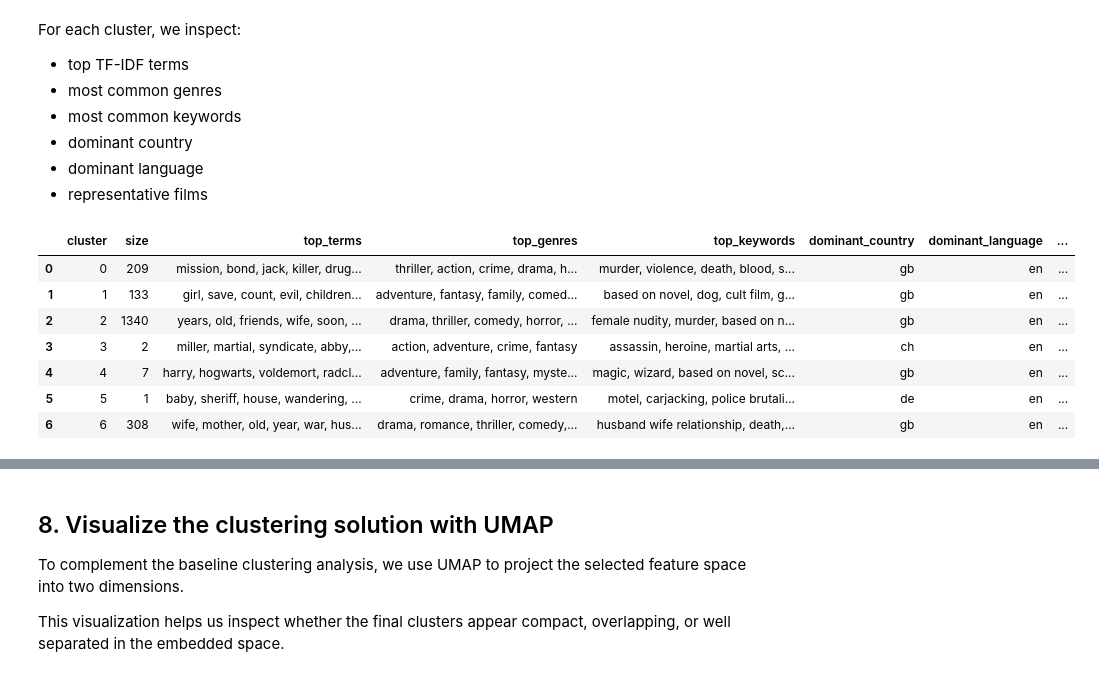
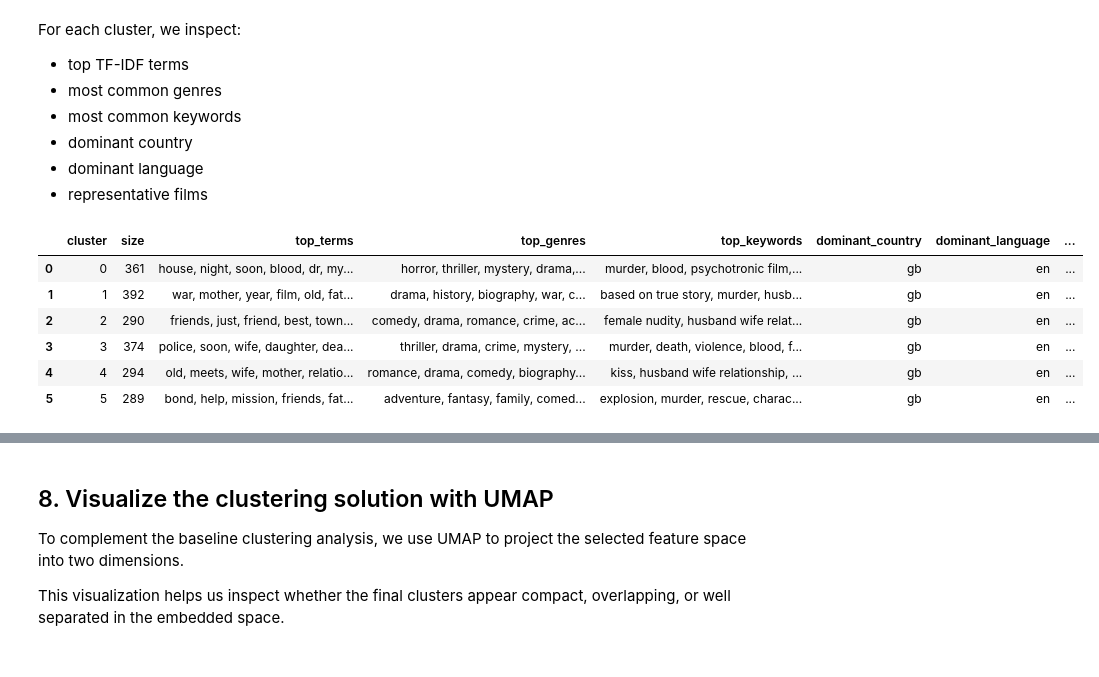
Before and after one commit to GeorgiosLoulakis/Analytics2Action, a Jupyter notebook: notebooks/text-clustering/02_tfidf_to_clustering.ipynb, the cells around one changed output, grey strips where cells are left out. Drawn from its saved outputs; the diff is of its cells as text; code cells hidden in the pictures.

Commit message:
Push to save code that works well soon new file

```diff
--- a/notebooks/text-clustering/02_tfidf_to_clustering.ipynb
+++ b/notebooks/text-clustering/02_tfidf_to_clustering.ipynb
@@ -130,5 +158,20 @@ matrix_options = {
     "weighted_hybrid": X_hybrid_weighted,
 }
+# %%
+def prepare_matrix_for_clustering(matrix, n_components=150, random_state=42):
+    X_norm = normalize(matrix, norm="l2", axis=1)
+
+    max_components = min(X_norm.shape[0] - 1, X_norm.shape[1] - 1, n_components)
+    if max_components < 2:
+        raise ValueError("Not enough dimensions for TruncatedSVD.")
+
+    svd = TruncatedSVD(n_components=max_components, random_state=random_state)
+    X_reduced = svd.fit_transform(X_norm)
+    X_reduced = normalize(X_reduced, norm="l2")
+
+
+    explained_var = float(svd.explained_variance_ratio_.sum())
+    return X_reduced, svd, explained_var
 # %% [markdown]
 ## 3. Compute film similarity
 
@@ -271,21 +432,31 @@ After comparing several values of k, we select one clustering solution for detai
 The final choice should not depend only on the score. The clusters should also be coherent and describable.
 # %%
 FINAL_MATRIX_NAME = "weighted_hybrid"
-FINAL_K = 7
+FINAL_K = 6
+SVD_COMPONENTS = 150
 
 X_model = matrix_options[FINAL_MATRIX_NAME]
+X_model_for_clustering, svd_model, explained_var = prepare_matrix_for_clustering(
+    X_model,
+    n_components=SVD_COMPONENTS,
+    random_state=42
+)
 
 kmeans_model = KMeans(
     n_clusters=FINAL_K,
     random_state=42,
-    n_init=10
+    n_init=10,           # Το κατέβασα από το 30 (είναι περιττό)
+    max_iter=300,
+    algorithm="elkan"    # Προσθήκη
 )
 
-cluster_labels = kmeans_model.fit_predict(X_model)
+with threadpool_limits(limits=1, user_api='blas'):
+    cluster_labels = kmeans_model.fit_predict(X_model_for_clustering)
 df["cluster"] = cluster_labels
 
 print("Selected matrix:", FINAL_MATRIX_NAME)
 print("Selected k:", FINAL_K)
+print(f"SVD explained variance: {explained_var:.3f}")
 print(df["cluster"].value_counts().sort_index())
 # %% [output]
 Selected matrix: weighted_hybrid
@@ -338,9 +508,10 @@ For each cluster, we inspect:
 tfidf_feature_names = tfidf_vectorizer.get_feature_names_out()
 n_tfidf_features = X_plot_tfidf.shape[1]
 # %%
-def top_terms_from_centroid(kmeans_model, cluster_id, feature_names, top_n=10):
-    centroid = kmeans_model.cluster_centers_[cluster_id][:len(feature_names)]
-    top_idx = np.argsort(centroid)[::-1][:top_n]
+def top_terms_from_cluster_mean(X_tfidf, labels, cluster_id, feature_names, top_n=10):
+    cluster_rows = X_tfidf[labels == cluster_id]
+    mean_vector = np.asarray(cluster_rows.mean(axis=0)).ravel()
+    top_idx = np.argsort(mean_vector)[::-1][:top_n]
     return [feature_names[i] for i in top_idx]
 # %%
 def most_common_list_items(series, top_n=10):
@@ -401,8 +572,9 @@ cluster_profiles = []
 for cluster_id in sorted(df["cluster"].unique()):
     cluster_df = df[df["cluster"] == cluster_id].copy()
 
-    top_terms = top_terms_from_centroid(
-        kmeans_model,
+    top_terms = top_terms_from_cluster_mean(
+        X_plot_tfidf,
+        cluster_labels,
         cluster_id,
         tfidf_feature_names,
         top_n=10
@@ -416,38 +588,37 @@ for cluster_id in sorted(df["cluster"].unique()):
     for items in cluster_df["keywords_filtered_parsed"]:
         keyword_counter.update(items)
 
     dominant_country = cluster_df["mainCountry_clean"].mode().iloc[0] if "mainCountry_clean" in cluster_df.columns and not cluster_df["mainCountry_clean"].mode().empty else "unknown"
     dominant_language = cluster_df["firstLanguage_clean"].mode().iloc[0] if "firstLanguage_clean" in cluster_df.columns and not cluster_df["firstLanguage_clean"].mode().empty else "unknown"
 
     representative_films = get_representative_films(
-        matrix=X_model,
+        matrix=X_model_for_clustering,
         model=kmeans_model,
         labels=cluster_labels,
         cluster_id=cluster_id,
         df=df,
         title_col=display_col,
         top_n=5
     )[display_col].tolist()
 
     cluster_profiles.append({
         "cluster": cluster_id,
         "size": int(len(cluster_df)),
         "top_terms": ", ".join(top_terms[:8]),
         "top_genres": ", ".join([g for g, _ in genre_counter.most_common(5)]),
         "top_keywords": ", ".join([k for k, _ in keyword_counter.most_common(5)]),
         "dominant_country": dominant_country,
         "dominant_language": dominant_language,
         "representative_films": " | ".join(representative_films),
     })
 
 cluster_profiles_df = pd.DataFrame(cluster_profiles)
 cluster_profiles_df
 # %% [output]
 |  | cluster | size | top_terms | top_genres | top_keywords | dominant_country | dominant_language | ... |
-| 0 | 0 | 209 | mission, bond, jack, killer, drug... | thriller, action, crime, drama, h... | murder, violence, death, blood, s... | gb | en | ... |
-| 1 | 1 | 133 | girl, save, count, evil, children... | adventure, fantasy, family, comed... | based on novel, dog, cult film, g... | gb | en | ... |
-| 2 | 2 | 1340 | years, old, friends, wife, soon, ... | drama, thriller, comedy, horror, ... | female nudity, murder, based on n... | gb | en | ... |
-| 3 | 3 | 2 | miller, martial, syndicate, abby,... | action, adventure, crime, fantasy | assassin, heroine, martial arts, ... | ch | en | ... |
-| 4 | 4 | 7 | harry, hogwarts, voldemort, radcl... | adventure, family, fantasy, myste... | magic, wizard, based on novel, sc... | gb | en | ... |
-| 5 | 5 | 1 | baby, sheriff, house, wandering, ... | crime, drama, horror, western | motel, carjacking, police brutali... | de | en | ... |
-| 6 | 6 | 308 | wife, mother, old, year, war, hus... | drama, romance, thriller, comedy,... | husband wife relationship, death,... | gb | en | ... |
+| 0 | 0 | 361 | house, night, soon, blood, dr, my... | horror, thriller, mystery, drama,... | murder, blood, psychotronic film,... | gb | en | ... |
+| 1 | 1 | 392 | war, mother, year, film, old, fat... | drama, history, biography, war, c... | based on true story, murder, husb... | gb | en | ... |
+| 2 | 2 | 290 | friends, just, friend, best, town... | comedy, drama, romance, crime, ac... | female nudity, husband wife relat... | gb | en | ... |
+| 3 | 3 | 374 | police, soon, wife, daughter, dea... | thriller, drama, crime, mystery, ... | murder, death, violence, blood, f... | gb | en | ... |
+| 4 | 4 | 294 | old, meets, wife, mother, relatio... | romance, drama, comedy, biography... | kiss, husband wife relationship, ... | gb | en | ... |
+| 5 | 5 | 289 | bond, help, mission, friends, fat... | adventure, fantasy, family, comed... | explosion, murder, rescue, charac... | gb | en | ... |
```
Also changed, not shown: parts of 29 cells of this notebook.
